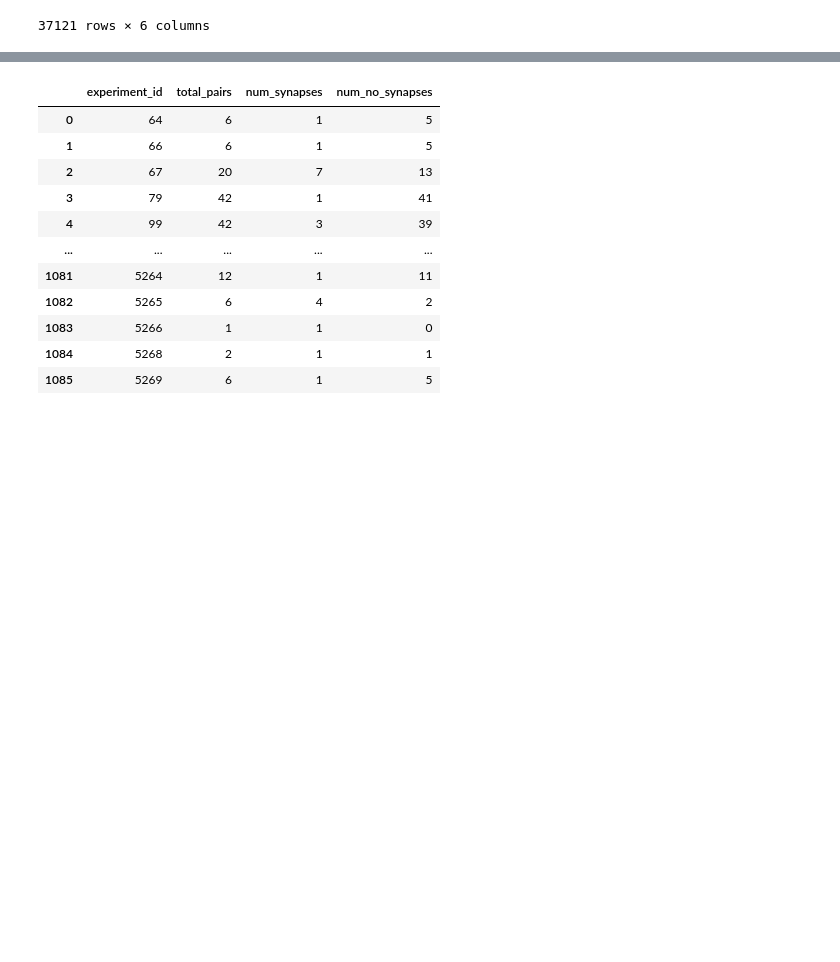
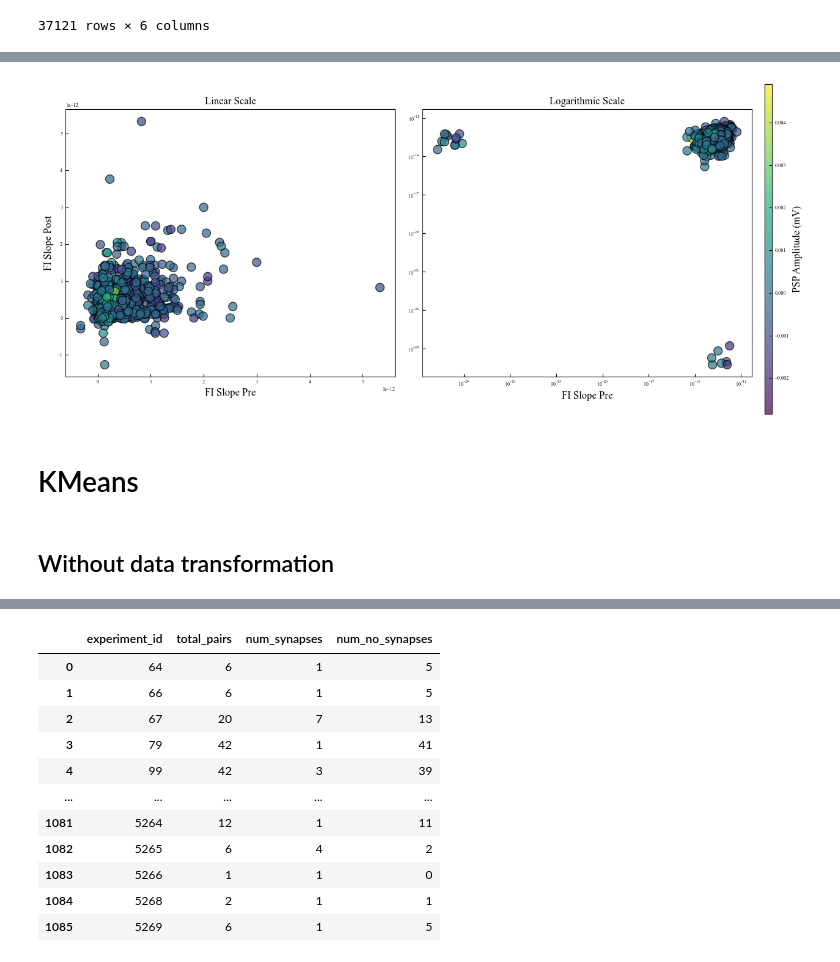
Before and after one commit to acevedomartina/HeterogeneousRNNs, a Jupyter notebook: data_analysis/analysis_neneva.ipynb, the cells around one changed output, grey strips where cells are left out. Cells and saved outputs as stored; diff of their text form; code cells hidden in the pictures; blank space fills up the shorter version.

```diff
--- a/data_analysis/analysis_neneva.ipynb
+++ b/data_analysis/analysis_neneva.ipynb
@@ -658,0 +1069,39 @@ plt.show()
+# %%
+df_filtered = df_experiments.copy()
+
+# Create the figure with two subplots without shared axes
+fig, axs = plt.subplots(1, 2, figsize=(12, 6))
+
+# First plot with linear scale
+sc1 = axs[0].scatter(df_filtered['fi_slope_pre'], df_filtered['fi_slope_post'],
+                      c=np.log1p(df_filtered['psp_amplitude']), cmap='viridis', edgecolors='k',
+                      s=100, alpha=0.7)
+
+axs[0].set_xlabel('FI Slope Pre')
+axs[0].set_ylabel('FI Slope Post')
+axs[0].set_title('Linear Scale')
+
+# Second plot with logarithmic scale
+sc2 = axs[1].scatter(df_filtered['fi_slope_pre'], df_filtered['fi_slope_post'],
+                      c=np.log1p(df_filtered['psp_amplitude']), cmap='viridis', edgecolors='k',
+                      s=100, alpha=0.7)
+axs[1].set_xlabel('FI Slope Pre')
+axs[1].set_title('Logarithmic Scale')
+axs[1].set_xscale('log')
+axs[1].set_yscale('log')
+
+# Adjust the layout to leave space at the top
+plt.tight_layout(rect=[0, 0, 1, 0.9])
+
+# Create an additional axis for the colorbar at the top
+cbar_ax = fig.add_axes([1, 0, 0.01, 0.9])
+cbar = fig.colorbar(sc1, cax=cbar_ax, orientation='vertical')
+cbar.set_label('PSP Amplitude (mV)')
+
+plt.show()
+# %% [output]
+[figure, added]
+# %% [markdown]
+# KMeans
+# %% [markdown]
+## Without data transformation
```
Also changed, not shown: parts of 28 cells of this notebook, 2 other files.
